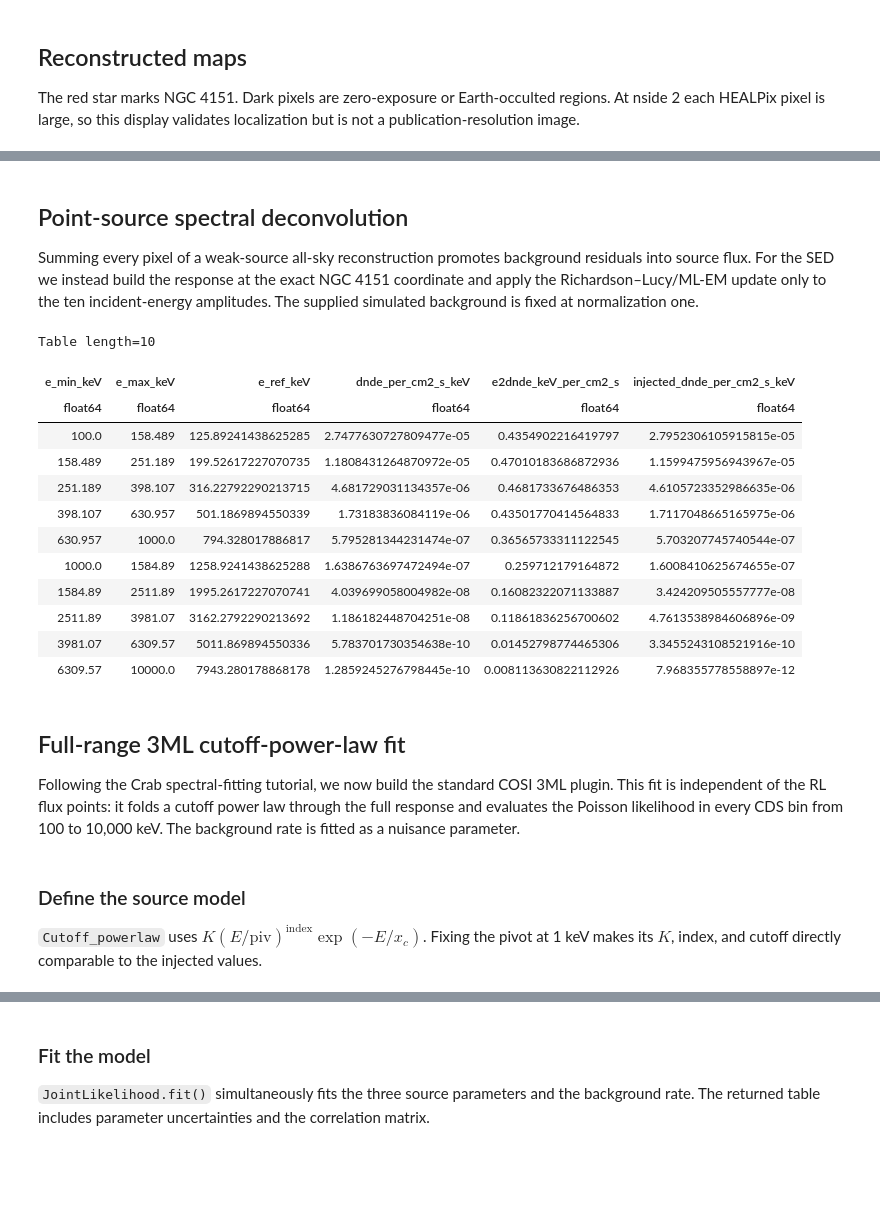
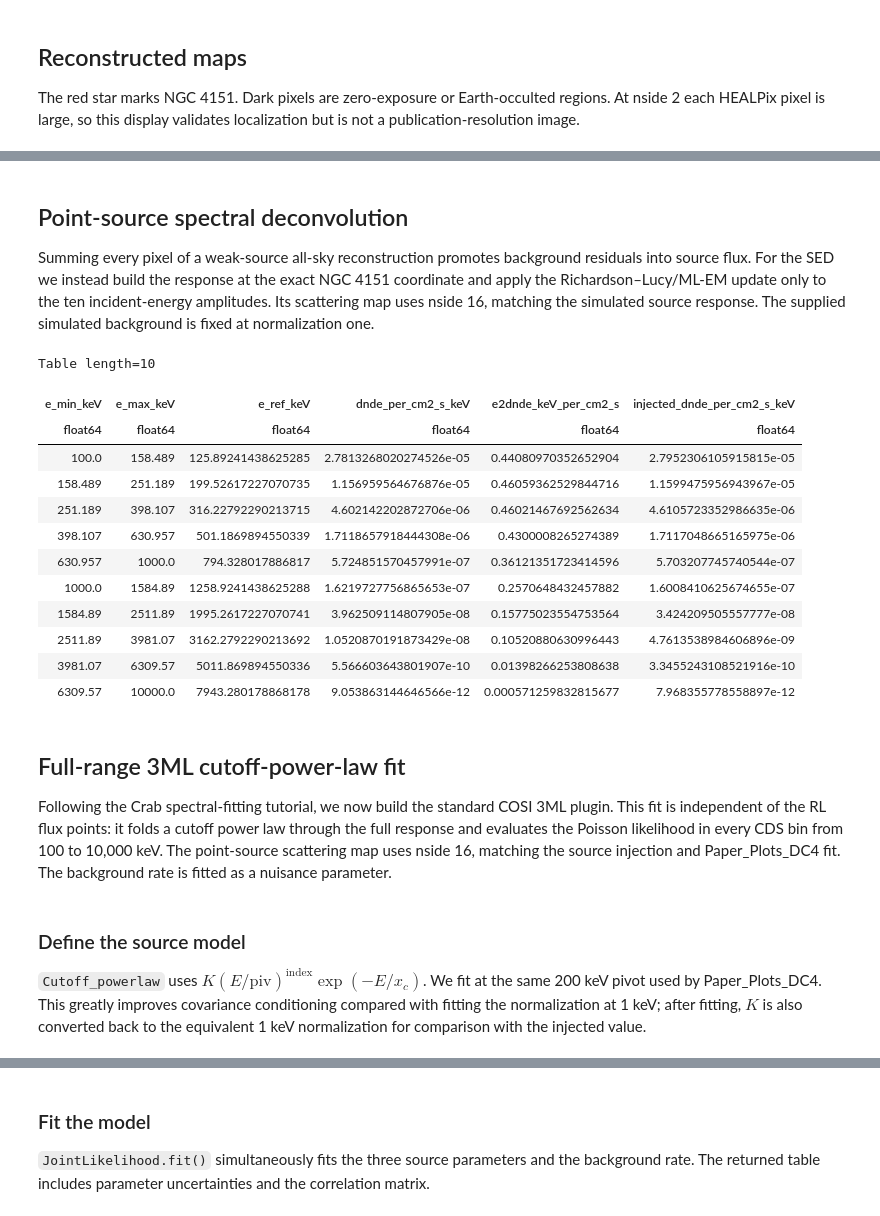
Before and after one commit to parshadkp/cosipy, a Jupyter notebook: docs/tutorials/image_deconvolution/NGC4151-RL-Spectral-Deconvolution.ipynb, the cells around one changed output, grey strips where cells are left out. Drawn from its saved outputs; the diff is of its cells as text; code cells hidden in the pictures; blank space fills up the shorter version.

```diff
--- a/docs/tutorials/image_deconvolution/NGC4151-RL-Spectral-Deconvolution.ipynb
+++ b/docs/tutorials/image_deconvolution/NGC4151-RL-Spectral-Deconvolution.ipynb
@@ -86,7 +103,9 @@ SOURCE_COORD = SkyCoord(l=155.077, b=75.063, unit="deg", frame="galactic")
 FOV_CUT = 60 * u.deg
 DATA_CONTAINS_BACKGROUND = False
 NSIDE_IMAGE = 2
-NSIDE_SCATT_MAP = 4
+NSIDE_ALLSKY_SCATT_MAP = 4
+# Match the source-injection and Paper_Plots_DC4 response sampling: 2 x nside(PsiChi=8).
+NSIDE_SPECTRAL_SCATT_MAP = 16
 ITERATIONS = 20
 INITIAL_FLUX = 1e-4
 SMOOTHING_FWHM = 3 * u.deg
@@ -94,6 +113,7 @@ SPECTRAL_ITERATIONS = 1000
 INJECTED_NORMALIZATION = 0.15
 INJECTED_INDEX = -1.75
 INJECTED_CUTOFF_KEV = 1000.0
+FIT_PIVOT_KEV = 200.0
 # %% [markdown]
 ## Load the data and select the orientation history
 
@@ -218,17 +238,18 @@ plt.show()
 # %% [markdown]
 ## Point-source spectral deconvolution
 
-Summing every pixel of a weak-source all-sky reconstruction promotes background residuals into source flux. For the SED we instead build the response at the exact NGC 4151 coordinate and apply the Richardson–Lucy/ML-EM update only to the ten incident-energy amplitudes. The supplied simulated background is fixed at normalization one.
+Summing every pixel of a weak-source all-sky reconstruction promotes background residuals into source flux. For the SED we instead build the response at the exact NGC 4151 coordinate and apply the Richardson–Lucy/ML-EM update only to the ten incident-energy amplitudes. Its scattering map uses nside 16, matching the simulated source response. The supplied simulated background is fixed at normalization one.
 # %%
 point_response_path = (
-    LARGE_DATA_DIR / "ngc4151_exact_point_source_response_scatt4.hdf5"
+    LARGE_DATA_DIR
+    / f"ngc4151_exact_point_source_response_scatt{NSIDE_SPECTRAL_SCATT_MAP}.hdf5"
 )
 if point_response_path.exists():
     point_response = PointSourceResponse.open(point_response_path)
 else:
     with FullDetectorResponse.open(DETECTOR_RESPONSE_FILE, dtype=np.float32) as detector:
         scatt_map = orientation.get_scatt_map(
-            nside=NSIDE_SCATT_MAP,
+            nside=NSIDE_SPECTRAL_SCATT_MAP,
             target_coord=SOURCE_COORD,
             earth_occ=True,
         )
@@ -266,47 +287,47 @@ for spectral_iteration in range(SPECTRAL_ITERATIONS):
     )
 
 flux_values = band_flux / energy_widths
 sed_values = energy_centers.to_value(u.keV) ** 2 * flux_values
 injected_flux_values = (
     INJECTED_NORMALIZATION
     * energy_centers.to_value(u.keV) ** INJECTED_INDEX
     * np.exp(-energy_centers.to_value(u.keV) / INJECTED_CUTOFF_KEV)
 )
 
 spectrum_table = Table(
     {
         "e_min_keV": energy_edges[:-1],
         "e_max_keV": energy_edges[1:],
         "e_ref_keV": energy_centers.to_value(u.keV),
         "dnde_per_cm2_s_keV": flux_values,
         "e2dnde_keV_per_cm2_s": sed_values,
         "injected_dnde_per_cm2_s_keV": injected_flux_values,
     }
 )
 spectrum_table.write(
     OUTPUT_DIR / "reconstructed_spectrum_and_sed.csv",
     format="ascii.csv",
     overwrite=True,
 )
 spectrum_table
 # %% [output]
 Table length=10
 | e_min_keV | e_max_keV | e_ref_keV | dnde_per_cm2_s_keV | e2dnde_keV_per_cm2_s | injected_dnde_per_cm2_s_keV |
 | float64 | float64 | float64 | float64 | float64 | float64 |
-| 100.0 | 158.489 | 125.89241438625285 | 2.7477630727809477e-05 | 0.4354902216419797 | 2.7952306105915815e-05 |
-| 158.489 | 251.189 | 199.52617227070735 | 1.1808431264870972e-05 | 0.47010183686872936 | 1.1599475956943967e-05 |
-| 251.189 | 398.107 | 316.22792290213715 | 4.681729031134357e-06 | 0.4681733676486353 | 4.6105723352986635e-06 |
-| 398.107 | 630.957 | 501.1869894550339 | 1.73183836084119e-06 | 0.43501770414564833 | 1.7117048665165975e-06 |
-| 630.957 | 1000.0 | 794.328017886817 | 5.795281344231474e-07 | 0.36565733311122545 | 5.703207745740544e-07 |
-| 1000.0 | 1584.89 | 1258.9241438625288 | 1.6386763697472494e-07 | 0.259712179164872 | 1.6008410625674655e-07 |
-| 1584.89 | 2511.89 | 1995.2617227070741 | 4.039699058004982e-08 | 0.16082322071133887 | 3.424209505557777e-08 |
-| 2511.89 | 3981.07 | 3162.2792290213692 | 1.186182448704251e-08 | 0.11861836256700602 | 4.7613538984606896e-09 |
-| 3981.07 | 6309.57 | 5011.869894550336 | 5.783701730354638e-10 | 0.01452798774465306 | 3.3455243108521916e-10 |
-| 6309.57 | 10000.0 | 7943.280178868178 | 1.2859245276798445e-10 | 0.008113630822112926 | 7.968355778558897e-12 |
+| 100.0 | 158.489 | 125.89241438625285 | 2.7813268020274526e-05 | 0.44080970352652904 | 2.7952306105915815e-05 |
+| 158.489 | 251.189 | 199.52617227070735 | 1.156959564676876e-05 | 0.46059362529844716 | 1.1599475956943967e-05 |
+| 251.189 | 398.107 | 316.22792290213715 | 4.602142202872706e-06 | 0.46021467692562634 | 4.6105723352986635e-06 |
+| 398.107 | 630.957 | 501.1869894550339 | 1.7118657918444308e-06 | 0.4300008265274389 | 1.7117048665165975e-06 |
+| 630.957 | 1000.0 | 794.328017886817 | 5.724851570457991e-07 | 0.36121351723414596 | 5.703207745740544e-07 |
+| 1000.0 | 1584.89 | 1258.9241438625288 | 1.6219727756865653e-07 | 0.2570648432457882 | 1.6008410625674655e-07 |
+| 1584.89 | 2511.89 | 1995.2617227070741 | 3.962509114807905e-08 | 0.15775023554753564 | 3.424209505557777e-08 |
+| 2511.89 | 3981.07 | 3162.2792290213692 | 1.0520870191873429e-08 | 0.10520880630996443 | 4.7613538984606896e-09 |
+| 3981.07 | 6309.57 | 5011.869894550336 | 5.566603643801907e-10 | 0.01398266253808638 | 3.3455243108521916e-10 |
+| 6309.57 | 10000.0 | 7943.280178868178 | 9.053863144646566e-12 | 0.000571259832815677 | 7.968355778558897e-12 |
 # %% [markdown]
 ## Full-range 3ML cutoff-power-law fit
 
-Following the Crab spectral-fitting tutorial, we now build the standard COSI 3ML plugin. This fit is independent of the RL flux points: it folds a cutoff power law through the full response and evaluates the Poisson likelihood in every CDS bin from 100 to 10,000 keV. The background rate is fitted as a nuisance parameter.
+Following the Crab spectral-fitting tutorial, we now build the standard COSI 3ML plugin. This fit is independent of the RL flux points: it folds a cutoff power law through the full response and evaluates the Poisson likelihood in every CDS bin from 100 to 10,000 keV. The point-source scattering map uses nside 16, matching the source injection and Paper_Plots_DC4 fit. The background rate is fitted as a nuisance parameter.
 # %%
 # Wrap the measured histogram and background for the COSI 3ML plugin.
 fit_data = EmCDSBinnedData(event)
@@ -360,7 +381,7 @@ cosi.bkg_parameter["bkg_norm"] = Parameter(
 # %% [markdown]
 ### Define the source model
 
-`Cutoff_powerlaw` uses $K(E/\mathrm{piv})^{\mathrm{index}}\exp(-E/x_c)$. Fixing the pivot at 1 keV makes its $K$, index, and cutoff directly comparable to the injected values.
+`Cutoff_powerlaw` uses $K(E/\mathrm{piv})^{\mathrm{index}}\exp(-E/x_c)$. We fit at the same 200 keV pivot used by Paper_Plots_DC4. This greatly improves covariance conditioning compared with fitting the normalization at 1 keV; after fitting, $K$ is also converted back to the equivalent 1 keV normalization for comparison with the injected value.
 # %%
 spectrum = Cutoff_powerlaw()
 spectrum.K.unit = 1 / (u.cm**2 * u.s * u.keV)
```
Also changed, not shown: parts of 10 cells of this notebook, 4 other files.
